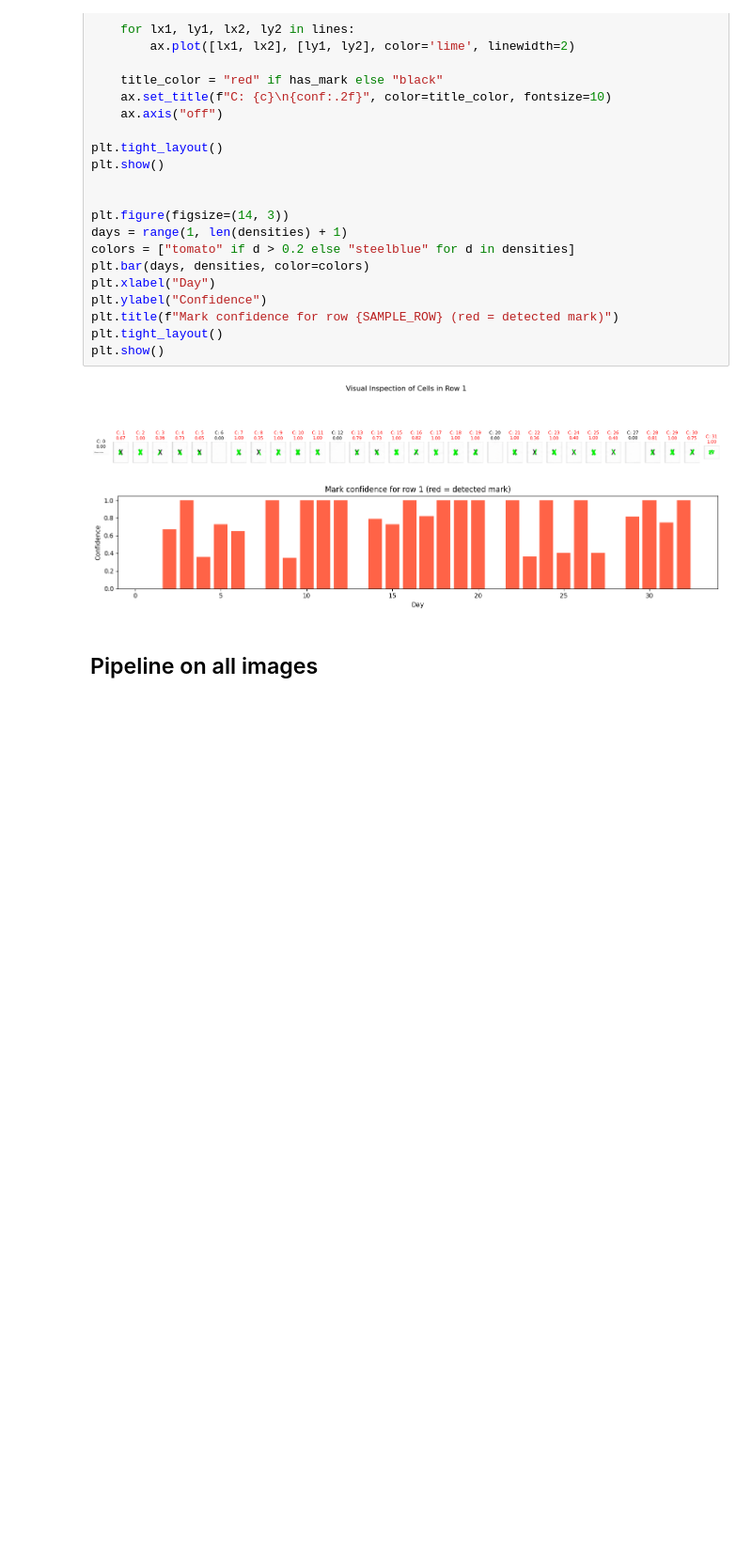
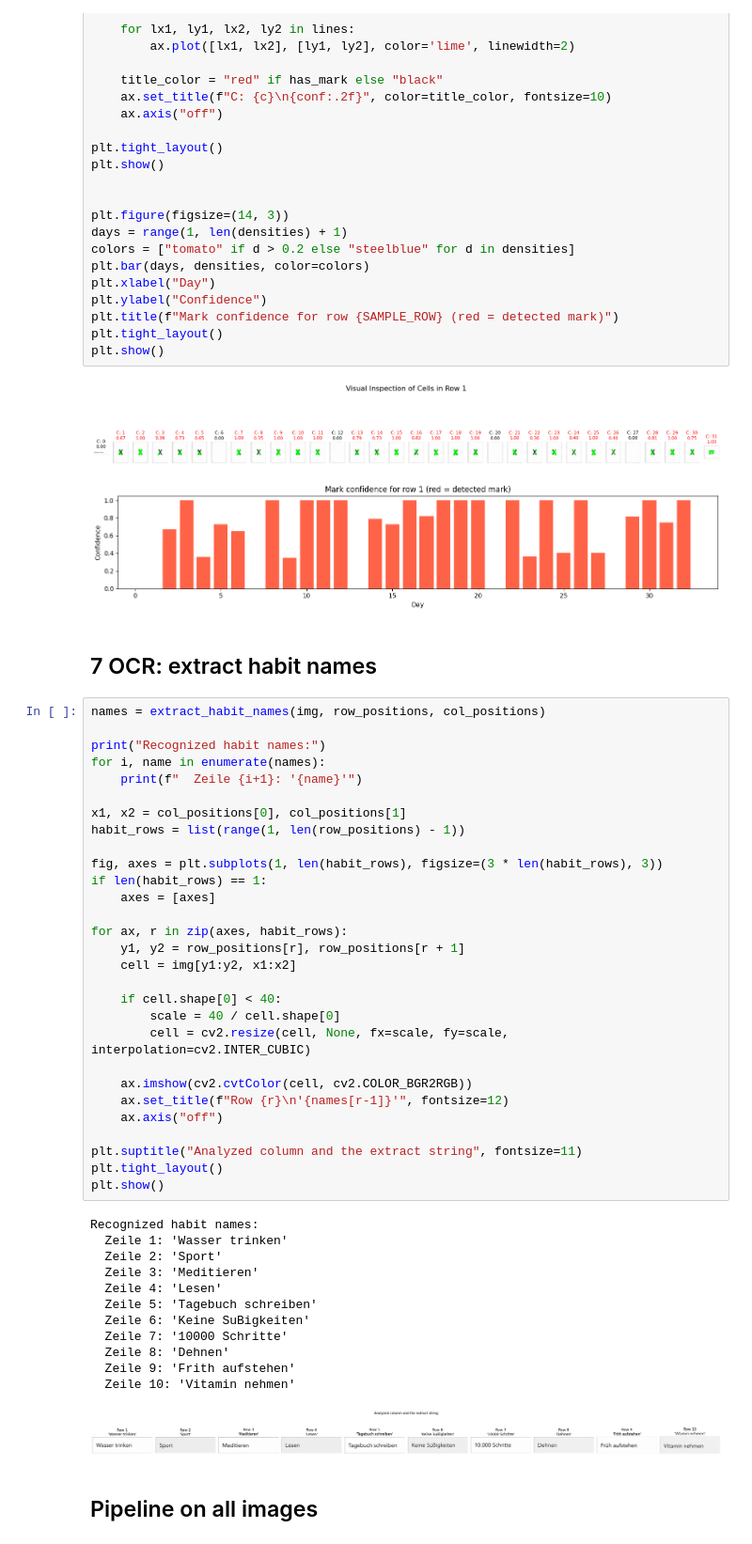
Before and after one commit to oguzmum/trackwise, a Jupyter notebook: table-detection-poc.ipynb, the cells around one changed output. Shown at 94% size. Saved outputs shown, nothing was run; the diff lists cells and outputs as text; blank space fills up the shorter version.

Commit message:
add ocr to recognize habit names

```diff
--- a/table-detection-poc.ipynb
+++ b/table-detection-poc.ipynb
@@ -226,6 +226,50 @@ plt.show()
 # %% [output]
 [figure]
 [figure]
+# %% [markdown]
+## 7 OCR: extract habit names
+# %%
+names = extract_habit_names(img, row_positions, col_positions)
+
+print("Recognized habit names:")
+for i, name in enumerate(names):
+    print(f"  Zeile {i+1}: '{name}'")
+
+x1, x2 = col_positions[0], col_positions[1]
+habit_rows = list(range(1, len(row_positions) - 1))
+
+fig, axes = plt.subplots(1, len(habit_rows), figsize=(3 * len(habit_rows), 3))
+if len(habit_rows) == 1:
+    axes = [axes]
+
+for ax, r in zip(axes, habit_rows):
+    y1, y2 = row_positions[r], row_positions[r + 1]
+    cell = img[y1:y2, x1:x2]
+
+    if cell.shape[0] < 40:
+        scale = 40 / cell.shape[0]
+        cell = cv2.resize(cell, None, fx=scale, fy=scale, interpolation=cv2.INTER_CUBIC)
+
+    ax.imshow(cv2.cvtColor(cell, cv2.COLOR_BGR2RGB))
+    ax.set_title(f"Row {r}\n'{names[r-1]}'", fontsize=12)
+    ax.axis("off")
+
+plt.suptitle("Analyzed column and the extract string", fontsize=11)
+plt.tight_layout()
+plt.show()
+# %% [output]
+Recognized habit names:
+  Zeile 1: 'Wasser trinken'
+  Zeile 2: 'Sport'
+  Zeile 3: 'Meditieren'
+  Zeile 4: 'Lesen'
+  Zeile 5: 'Tagebuch schreiben'
+  Zeile 6: 'Keine SuBigkeiten'
+  Zeile 7: '10000 Schritte'
+  Zeile 8: 'Dehnen'
+  Zeile 9: 'Frith aufstehen'
+  Zeile 10: 'Vitamin nehmen'
+[figure, added]
 # %% [markdown]
 ## Pipeline on all images
 # %%
```
Also changed, not shown: parts of 2 cells of this notebook, 1 other file.
